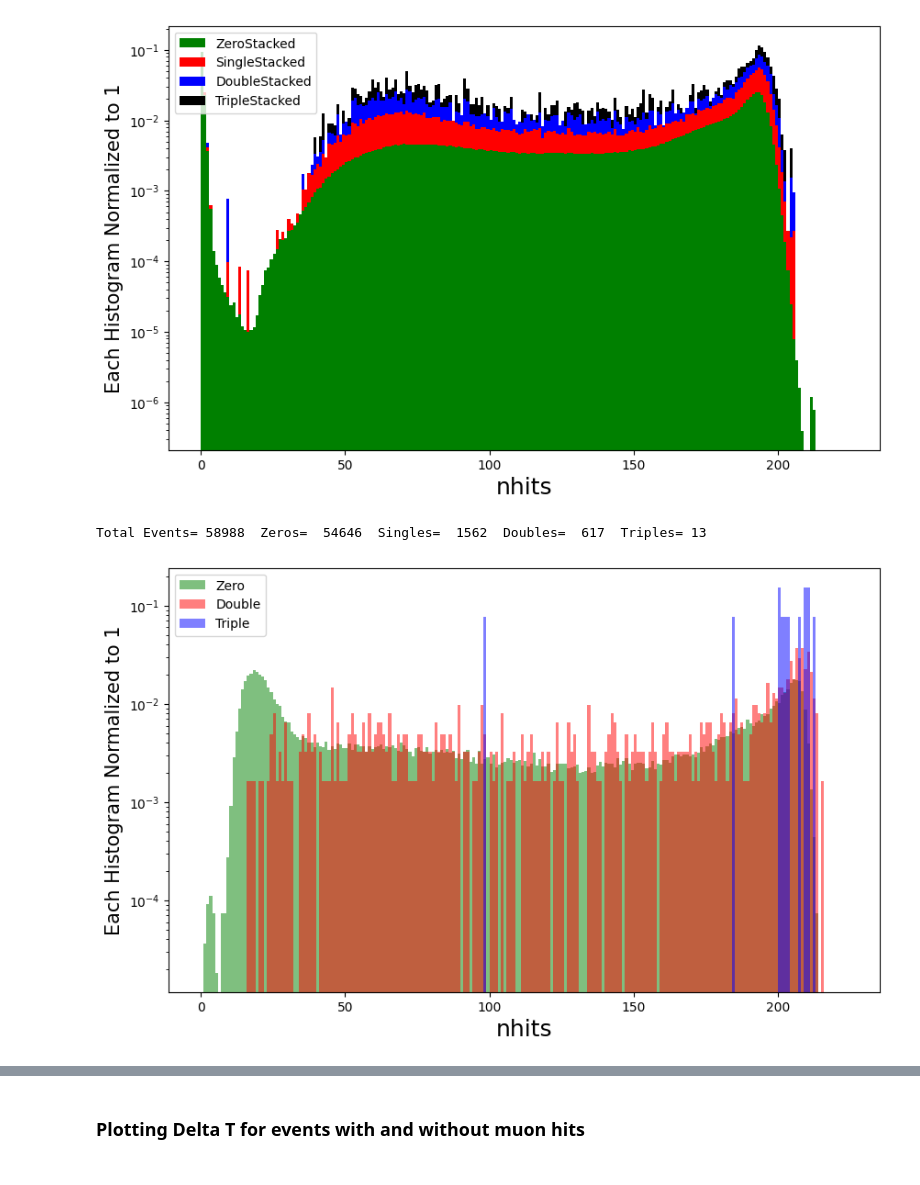
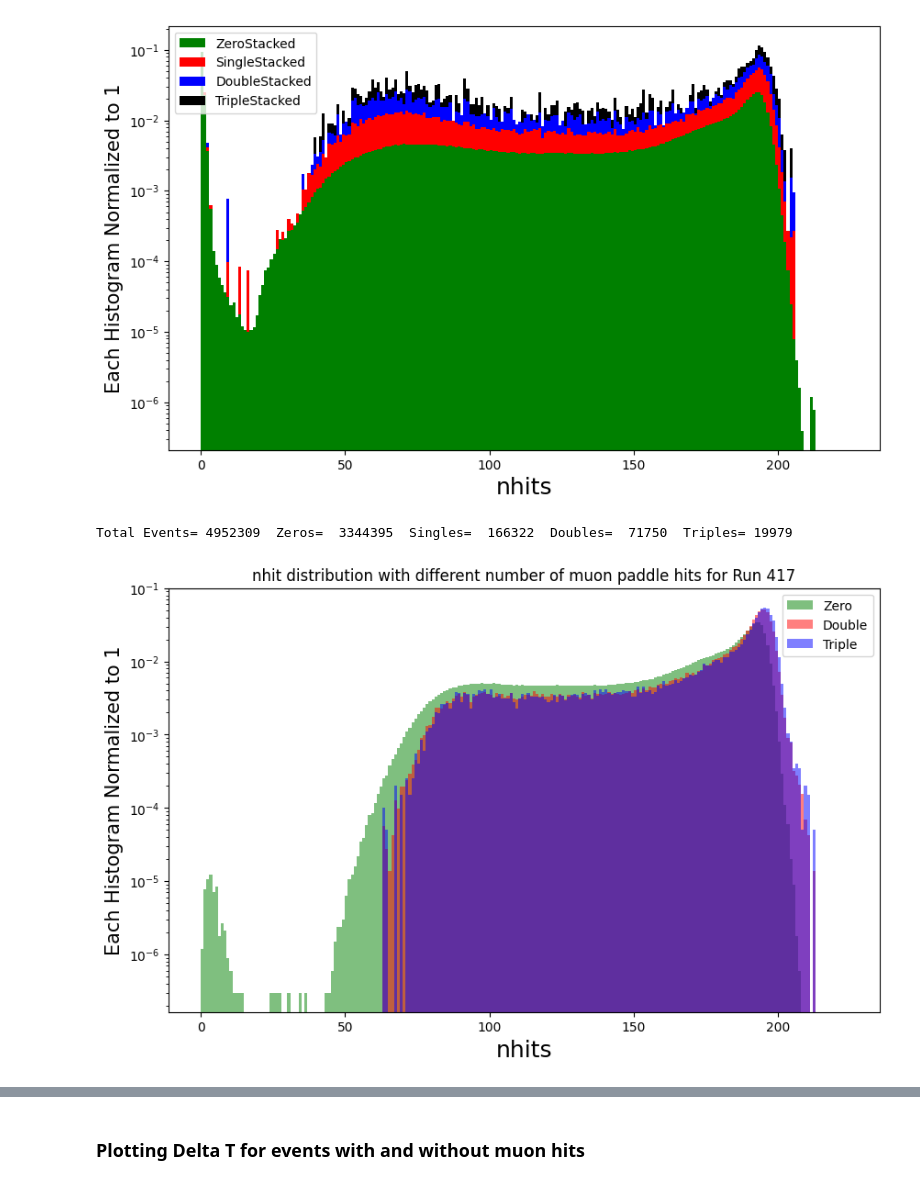
Before and after one commit to wtoslac/EosAnalyses, a Jupyter notebook: Wing/MuonAnalysis.ipynb, the cells around one changed output, grey strips where cells are left out. Drawn from its saved outputs; the diff is of its cells as text; code cells hidden in the pictures.

```diff
--- a/Wing/MuonAnalysis.ipynb
+++ b/Wing/MuonAnalysis.ipynb
@@ -18,7 +36,8 @@ import matplotlib.pyplot as plt
 import matplotlib.colors as colors
 
 ## SET THE RUN NUMBER!
-run_number = "357" #New Digitizer Configuration with 30 samples additional readout.
+run_number = "910" # New Muon run with increase pulse high. MTCA threshold ~ 1000
+#run_number = "357" #New Digitizer Configuration with 30 samples additional readout.
 #run_number = "408" #6 hour run with MTCA@120mV prescale of 10!
 #run_number = "417" #12 hour run no prescale
 
@@ -69,8 +95,8 @@ import matplotlib.pyplot as plt
 import matplotlib.colors as colors
 
 #run_number = "357"
-run_number = "408" #6 hour run with MTCA@120mV prescale of 10
-#run_number = "417" #6 hour run with no prescale
+#run_number = "408" #6 hour run with MTCA@120mV prescale of 10
+run_number = "417" #6 hour run with no prescale
 
 rdf = ROOT.RDataFrame("events","/mnt/data/eos/run"+run_number+"/run"+run_number+".root")
 nhit = rdf.AsNumpy(columns=["nhit"])["nhit"]
@@ -149,9 +175,9 @@ import numpy as np
 import matplotlib.pyplot as plt
 import matplotlib.colors as colors
 
-run_number = "357"
+#run_number = "357"
 #run_number = "408" #6 hour run with MTCA@120mV prescale of 10
-#run_number = "417" #6 hour run with no prescale
+run_number = "417" #6 hour run with no prescale
 
 rdf = ROOT.RDataFrame("events","/mnt/data/eos/run"+run_number+"/run"+run_number+".root")
 nhit = rdf.AsNumpy(columns=["nhit"])["nhit"]
@@ -163,11 +189,13 @@ charge = rdf.AsNumpy(columns=["charge"])["charge"]
 nZero=0
 nSingle=0
 nDouble=0
+nDoubleOnly=0
 nTriple=0
 
 nhitZero = []
 nhitSingle = []
 nhitDouble = []
+nhitDoubleOnly = []
 nhitTriple = []
 
 
@@ -196,32 +224,37 @@ for iEvt in range(0,len(event_number)):
         nhitSingle.append(nhit[iEvt])
         if(MuonHits[1,1] or MuonHits[0,2]):
             #print("Double!",iEvt)
             nDouble+=1
             nhitDouble.append(nhit[iEvt])
             if(MuonHits[0,0] or MuonHits[0,1]):
                 #print("Triple!",iEvt)
                 nTriple+=1
                 nhitTriple.append(nhit[iEvt])
+            else:
+                nDoubleOnly+=1
+                nhitDoubleOnly.append(nhit[iEvt])
+
 
 print("Total Events=",len(event_number)," Zeros= ",nZero," Singles= ",nSingle," Doubles= ",nDouble, " Triples=",nTriple)
 
 plt.figure(figsize=(10,6))
 
 weightsZero = np.ones_like(nhitZero) / len(nhitZero)
 weightsSingle = np.ones_like(nhitSingle) / len(nhitSingle)
 weightsDouble = np.ones_like(nhitDouble) / len(nhitDouble)
 weightsTriple = np.ones_like(nhitTriple) / len(nhitTriple)
 
 plt.hist(nhitZero,color="green",alpha=0.5,label="Zero",bins=range(0,225),density=True)
 plt.hist(nhitDouble,color="red",alpha=0.5,label="Double",bins=range(0,225),density=True)
 plt.hist(nhitTriple,color="blue",alpha=0.5,label="Triple",bins=range(0,225),density=True)
 
+plt.title("nhit distribution with different number of muon paddle hits for Run "+run_number)
 plt.xlabel("nhits",fontsize=18)
 plt.ylabel("Each Histogram Normalized to 1",fontsize=15)
 plt.legend()
 plt.yscale('log')
 #plt.ylim(1e-4,2e-1)
 plt.show()
 # %% [output]
-Total Events= 58988  Zeros=  54646  Singles=  1562  Doubles=  617  Triples= 13
+Total Events= 4952309  Zeros=  3344395  Singles=  166322  Doubles=  71750  Triples= 19979
-[figure, old version]
+[figure, new version]
```
Also changed, not shown: parts of 5 cells of this notebook, 1 other file.
